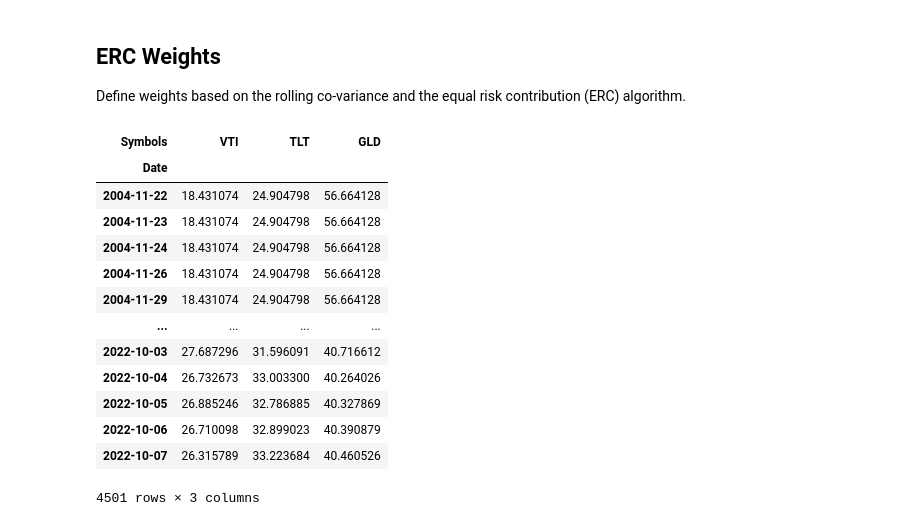
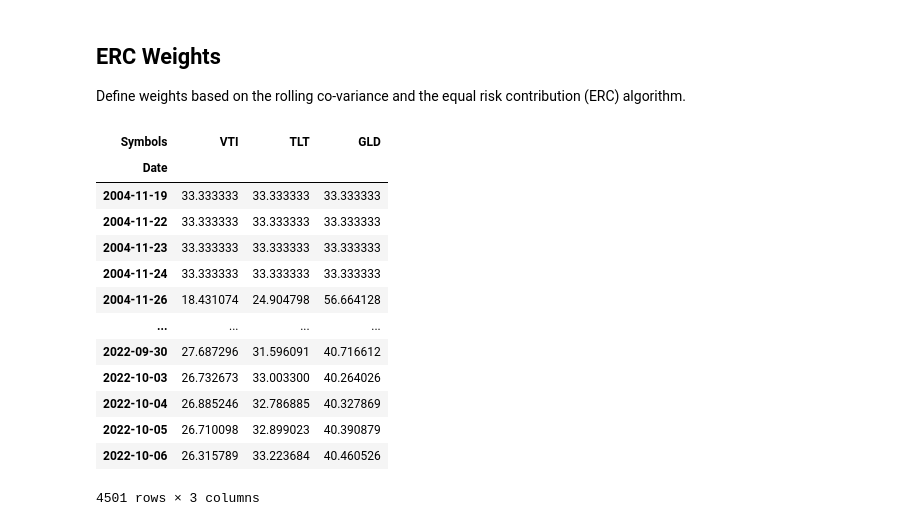
Before and after one commit to breaded-xyz/alphasim, a Jupyter notebook: vignettes/riskpremia_erc.ipynb, the cells around one changed output. Saved outputs shown, nothing was run; the diff lists cells and outputs as text; code cells hidden in the pictures.

```diff
--- a/vignettes/riskpremia_erc.ipynb
+++ b/vignettes/riskpremia_erc.ipynb
@@ -62,43 +63,3 @@ vola_df = ret_df.ewm(alpha=ewma_vol_alpha, adjust=False).std() * np.sqrt(252)
 cov_df = ret_df.ewm(alpha=ewma_cov_alpha, adjust=False).cov().dropna()
 
 cov_mat = cov_df.groupby('Date').apply(lambda x: x.values)
-# %%
-risk_budget = np.array([1,1,1])
-
-weight_df = ret_df[1:].copy()
-weight_df[:] = 0
-
-initial_weights = np.array([1,1,1])
-
-#weight_df = ffn.core._erc_weights_ccd(
-   #     initial_weights, cov=cov_mat_df, b=risk_budget, maximum_iterations=1000, tolerance=1e-8)
-
-for i in range(len(weight_df)):
-
-    try:
-        w = ffn.core._erc_weights_ccd(
-            initial_weights, cov=cov_mat[i], b=risk_budget, maximum_iterations=1000, tolerance=1e-8)
-    except:
-        w = np.NAN
-
-    weight_df.iloc[i] = w
-
-weight_df = weight_df.fillna(method="ffill")
-weight_df = weight_df.fillna(method="bfill")
-
-display(weight_df * 100)
-# %% [output]
-| Symbols | VTI | TLT | GLD |
-| Date |  |  |  |
-| 2004-11-22 | 18.431074 | 24.904798 | 56.664128 |
-| 2004-11-23 | 18.431074 | 24.904798 | 56.664128 |
-| 2004-11-24 | 18.431074 | 24.904798 | 56.664128 |
-| 2004-11-26 | 18.431074 | 24.904798 | 56.664128 |
-| 2004-11-29 | 18.431074 | 24.904798 | 56.664128 |
-| ... | ... | ... | ... |
-| 2022-10-03 | 27.687296 | 31.596091 | 40.716612 |
-| 2022-10-04 | 26.732673 | 33.003300 | 40.264026 |
-| 2022-10-05 | 26.885246 | 32.786885 | 40.327869 |
-| 2022-10-06 | 26.710098 | 32.899023 | 40.390879 |
-| 2022-10-07 | 26.315789 | 33.223684 | 40.460526 |
-4501 rows × 3 columns
@@ -105,3 +76,27 @@ display(weight_df * 100)
+# %%
+risk_budget = np.array([1,1,1])
+initial_weights = np.array([1,1,1])
+
+weight_df = ret_df[:-1].copy()
+
+weight_df[:] = [calc_erc_weight(x, y, z) for x, y, z in zip(repeat(initial_weights), cov_mat, repeat(risk_budget))]
+
+display(weight_df * 100)
+# %% [output]
+| Symbols | VTI | TLT | GLD |
+| Date |  |  |  |
+| 2004-11-19 | 33.333333 | 33.333333 | 33.333333 |
+| 2004-11-22 | 33.333333 | 33.333333 | 33.333333 |
+| 2004-11-23 | 33.333333 | 33.333333 | 33.333333 |
+| 2004-11-24 | 33.333333 | 33.333333 | 33.333333 |
+| 2004-11-26 | 18.431074 | 24.904798 | 56.664128 |
+| ... | ... | ... | ... |
+| 2022-09-30 | 27.687296 | 31.596091 | 40.716612 |
+| 2022-10-03 | 26.732673 | 33.003300 | 40.264026 |
+| 2022-10-04 | 26.885246 | 32.786885 | 40.327869 |
+| 2022-10-05 | 26.710098 | 32.899023 | 40.390879 |
+| 2022-10-06 | 26.315789 | 33.223684 | 40.460526 |
+4501 rows × 3 columns
 # %%
 def fixed_min_commission(trade_price, trade_size):
     return 10
```
Also changed, not shown: parts of 9 cells of this notebook, 2 other files.
